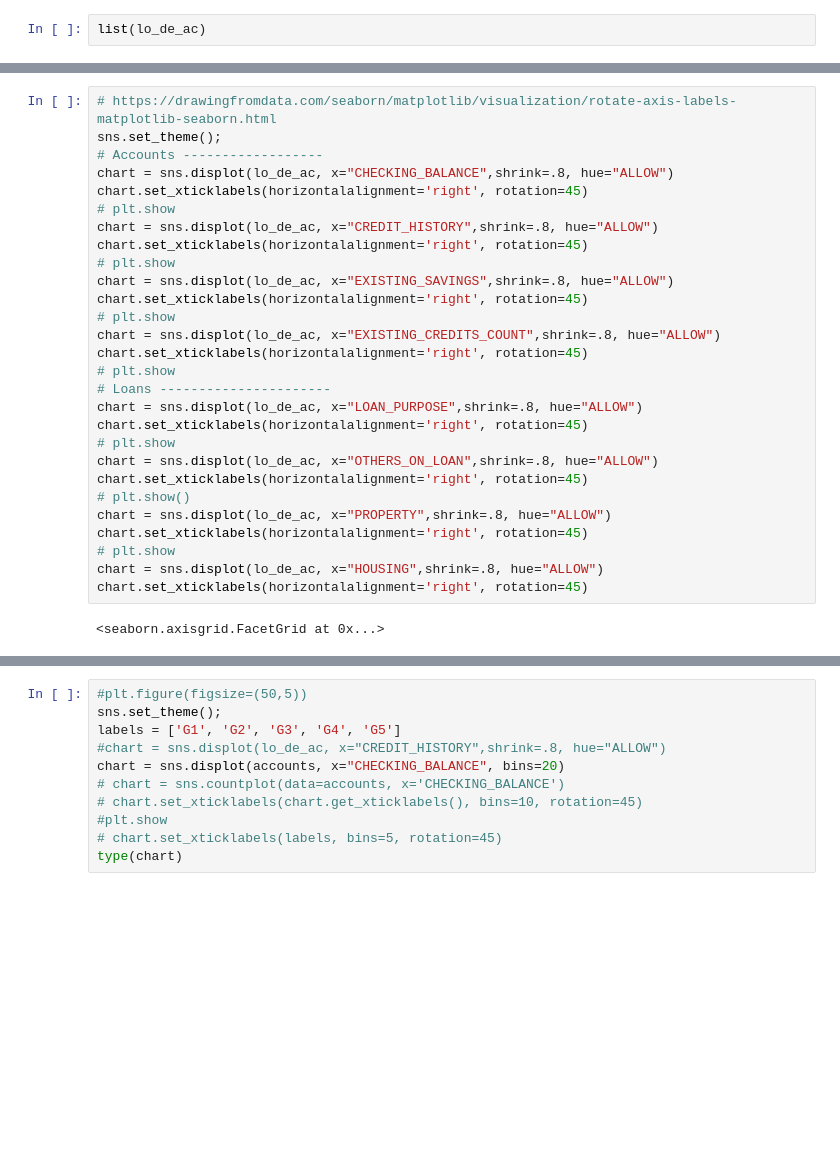
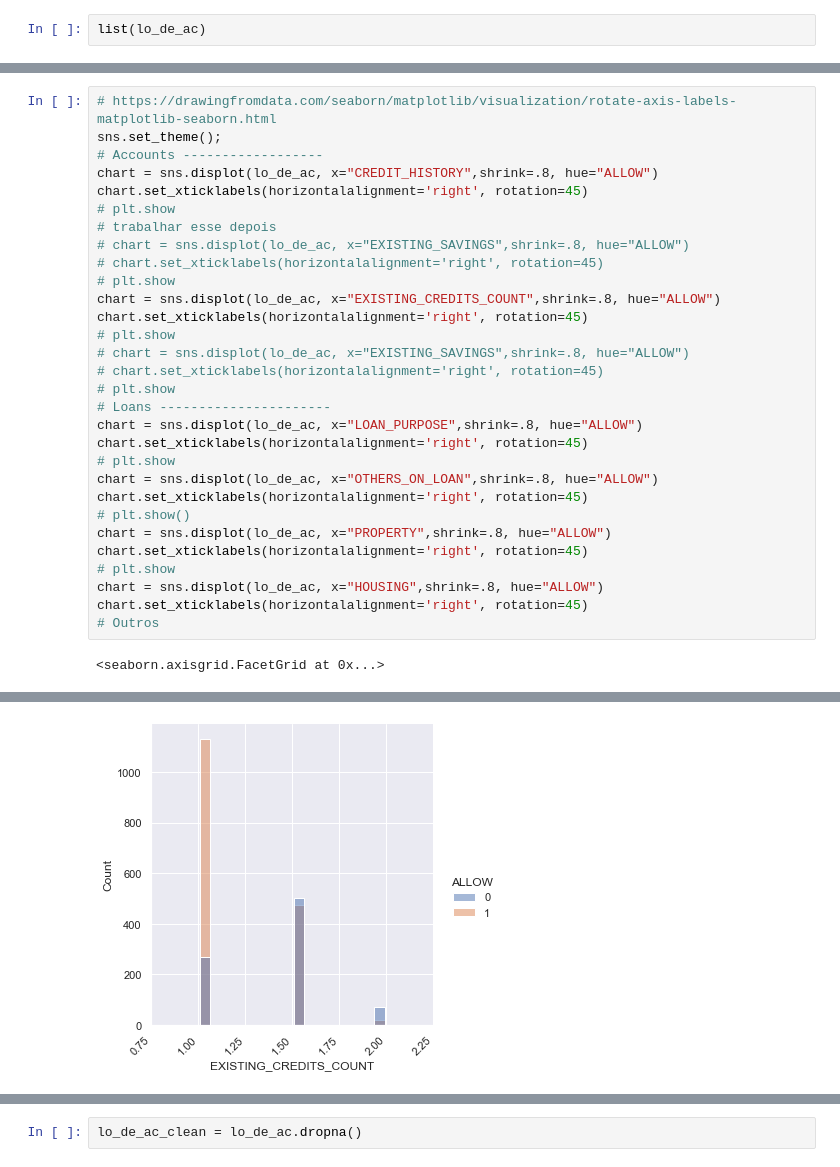
Before and after one commit to igordasilveirafranco/desafio-1-2021, a Jupyter notebook: assets/notebooks/desafio1-consolidado.ipynb, the cells around one changed output, grey strips where cells are left out. Saved outputs shown, nothing was run; the diff lists cells and outputs as text; blank space fills up the shorter version.

```diff
--- a/assets/notebooks/desafio1-consolidado.ipynb
+++ b/assets/notebooks/desafio1-consolidado.ipynb
@@ -66,31 +48,34 @@ ValueError: Could not interpret value `CHECKING_BALANCE` for parameter `x`
 # %%
 # https://drawingfromdata.com/seaborn/matplotlib/visualization/rotate-axis-labels-matplotlib-seaborn.html
 sns.set_theme();
 # Accounts ------------------
-chart = sns.displot(lo_de_ac, x="CHECKING_BALANCE",shrink=.8, hue="ALLOW")
-chart.set_xticklabels(horizontalalignment='right', rotation=45)
-# plt.show
 chart = sns.displot(lo_de_ac, x="CREDIT_HISTORY",shrink=.8, hue="ALLOW")
 chart.set_xticklabels(horizontalalignment='right', rotation=45)
 # plt.show
-chart = sns.displot(lo_de_ac, x="EXISTING_SAVINGS",shrink=.8, hue="ALLOW")
-chart.set_xticklabels(horizontalalignment='right', rotation=45)
+# trabalhar esse depois
+# chart = sns.displot(lo_de_ac, x="EXISTING_SAVINGS",shrink=.8, hue="ALLOW")
+# chart.set_xticklabels(horizontalalignment='right', rotation=45)
 # plt.show
 chart = sns.displot(lo_de_ac, x="EXISTING_CREDITS_COUNT",shrink=.8, hue="ALLOW")
 chart.set_xticklabels(horizontalalignment='right', rotation=45)
+# plt.show
+# chart = sns.displot(lo_de_ac, x="EXISTING_SAVINGS",shrink=.8, hue="ALLOW")
+# chart.set_xticklabels(horizontalalignment='right', rotation=45)
 # plt.show
 # Loans ----------------------
 chart = sns.displot(lo_de_ac, x="LOAN_PURPOSE",shrink=.8, hue="ALLOW")
 chart.set_xticklabels(horizontalalignment='right', rotation=45)
 # plt.show
 chart = sns.displot(lo_de_ac, x="OTHERS_ON_LOAN",shrink=.8, hue="ALLOW")
 chart.set_xticklabels(horizontalalignment='right', rotation=45)
 # plt.show()
 chart = sns.displot(lo_de_ac, x="PROPERTY",shrink=.8, hue="ALLOW")
 chart.set_xticklabels(horizontalalignment='right', rotation=45)
 # plt.show
 chart = sns.displot(lo_de_ac, x="HOUSING",shrink=.8, hue="ALLOW")
 chart.set_xticklabels(horizontalalignment='right', rotation=45)
+# Outros
 # %% [output]
 <seaborn.axisgrid.FacetGrid at 0x...>
 [figure]
+[figure, added]
@@ -97,11 +86,2 @@ chart.set_xticklabels(horizontalalignment='right', rotation=45)
-# %%
-#plt.figure(figsize=(50,5))
-sns.set_theme();
-labels = ['G1', 'G2', 'G3', 'G4', 'G5']
-#chart = sns.displot(lo_de_ac, x="CREDIT_HISTORY",shrink=.8, hue="ALLOW")
-chart = sns.displot(accounts, x="CHECKING_BALANCE", bins=20)
-# chart = sns.countplot(data=accounts, x='CHECKING_BALANCE')
-# chart.set_xticklabels(chart.get_xticklabels(), bins=10, rotation=45)
-#plt.show
-# chart.set_xticklabels(labels, bins=5, rotation=45)
-type(chart)
+# %%
+lo_de_ac_clean = lo_de_ac.dropna()
```
Also changed, not shown: parts of 16 cells of this notebook, 2 other files.
